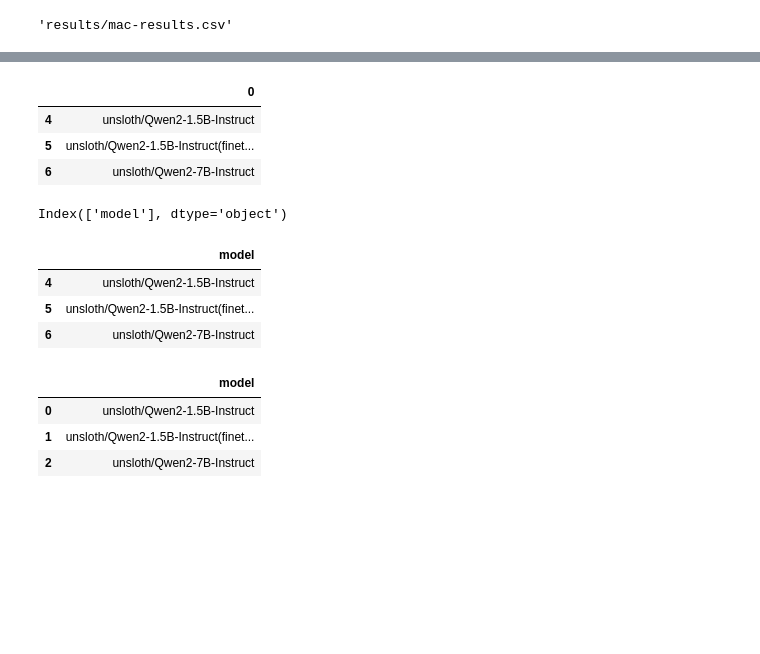
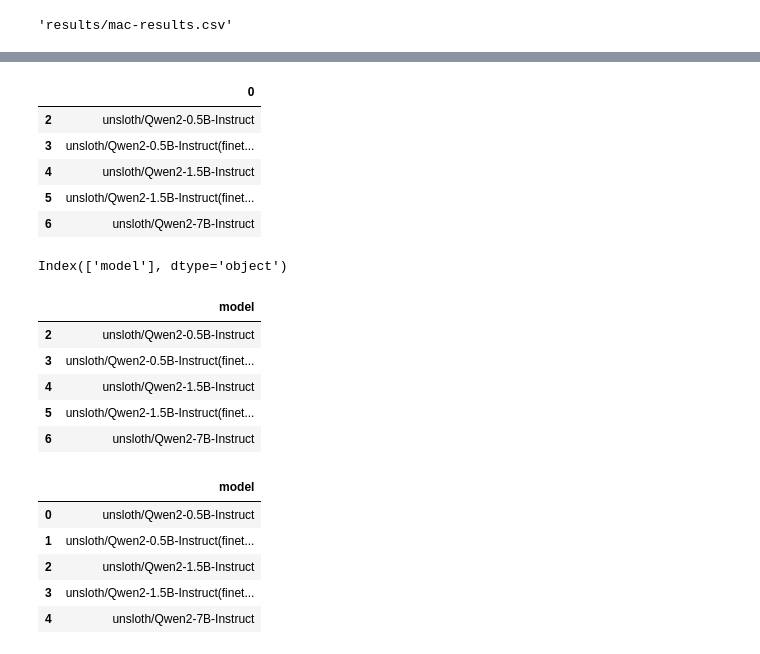
Before and after one commit to smu-ai/novel-translation, a Jupyter notebook: notebooks/00_Data Analysis.ipynb, the cells around one changed output, grey strips where cells are left out. Cells and saved outputs as stored; diff of their text form; code cells hidden in the pictures; blank space fills up the shorter version.

```diff
--- a/notebooks/00_Data Analysis.ipynb
+++ b/notebooks/00_Data Analysis.ipynb
@@ -89,10 +89,12 @@ Index(['index', 'chinese', 'english', 'unsloth/Qwen2-0.5B-Instruct(finetuned)',
       dtype='object')
 # %%
-metrics_df = pd.DataFrame(df.columns.T)[4:]
+metrics_df = pd.DataFrame(df.columns.T)[2:]
 # metrics_df.reset_index(inplace=True)
 metrics_df
 # %% [output]
 |  | 0 |
+| 2 | unsloth/Qwen2-0.5B-Instruct |
+| 3 | unsloth/Qwen2-0.5B-Instruct(finet... |
 | 4 | unsloth/Qwen2-1.5B-Instruct |
 | 5 | unsloth/Qwen2-1.5B-Instruct(finet... |
 | 6 | unsloth/Qwen2-7B-Instruct |
@@ -106,6 +108,8 @@ Index(['model'], dtype='object')
 metrics_df.head()
 # %% [output]
 |  | model |
+| 2 | unsloth/Qwen2-0.5B-Instruct |
+| 3 | unsloth/Qwen2-0.5B-Instruct(finet... |
 | 4 | unsloth/Qwen2-1.5B-Instruct |
 | 5 | unsloth/Qwen2-1.5B-Instruct(finet... |
 | 6 | unsloth/Qwen2-7B-Instruct |
@@ -115,9 +119,11 @@ metrics_df = metrics_df.drop(columns=["index"])
 metrics_df
 # %% [output]
 |  | model |
-| 0 | unsloth/Qwen2-1.5B-Instruct |
-| 1 | unsloth/Qwen2-1.5B-Instruct(finet... |
-| 2 | unsloth/Qwen2-7B-Instruct |
+| 0 | unsloth/Qwen2-0.5B-Instruct |
+| 1 | unsloth/Qwen2-0.5B-Instruct(finet... |
+| 2 | unsloth/Qwen2-1.5B-Instruct |
+| 3 | unsloth/Qwen2-1.5B-Instruct(finet... |
+| 4 | unsloth/Qwen2-7B-Instruct |
 # %%
 from translation_utils import *
 
```
Also changed, not shown: parts of 9 cells of this notebook, 4 other files.
